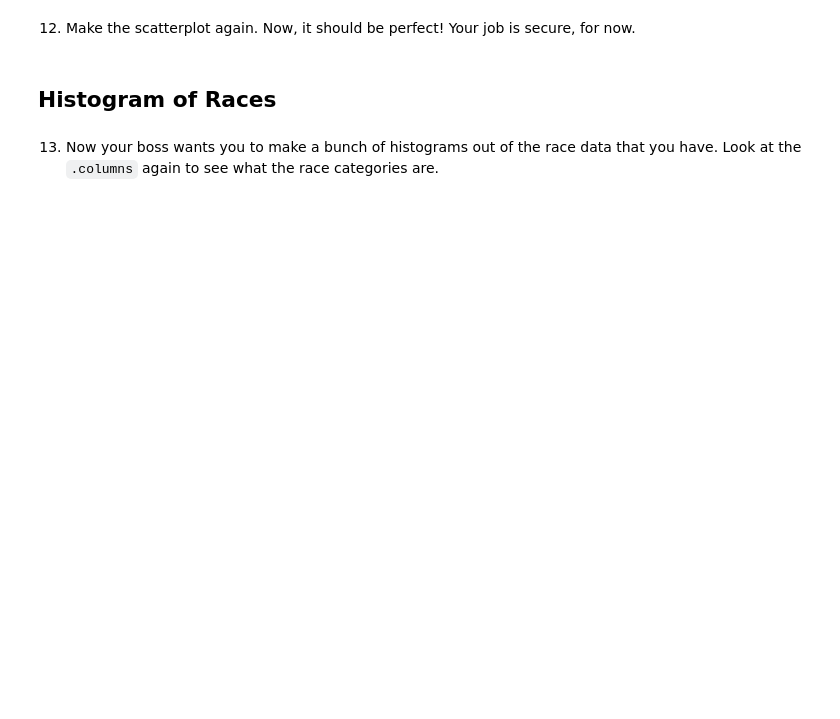
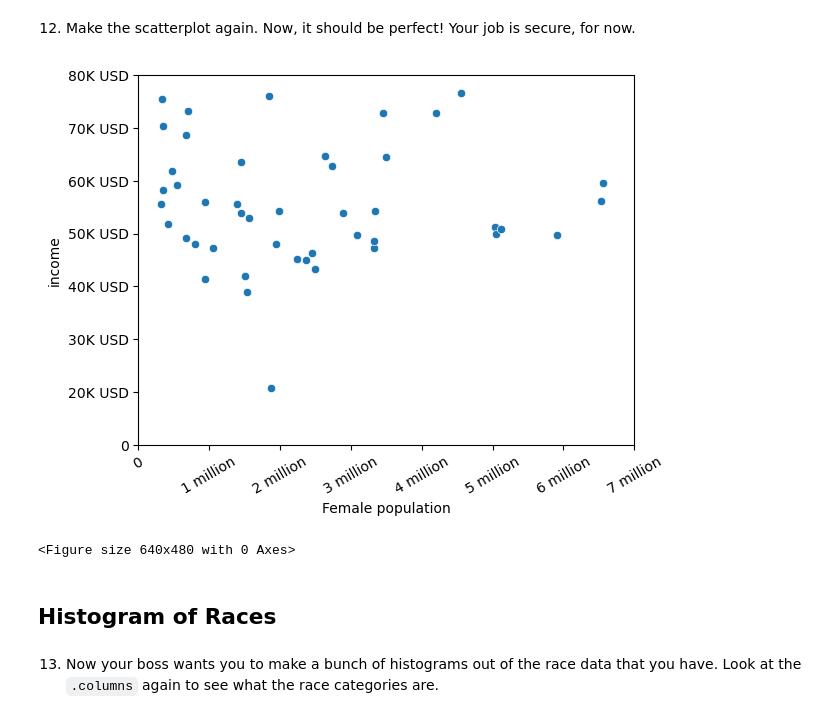
Before and after one commit to Pouria-Zarrin/Cleaning-US-Census-Data, a Jupyter notebook: Cleaning US Census Data.ipynb, the cells around one changed output. Drawn from its saved outputs; the diff is of its cells as text; code cells hidden in the pictures; blank space fills up the shorter version.

```diff
--- a/Cleaning US Census Data.ipynb
+++ b/Cleaning US Census Data.ipynb
@@ -204,3 +206,6 @@ plt.clf()
    You have the `TotalPop` per state, and you have the `Men` per state. As an estimate for the `nan` values in the `Women` column, you could use the `TotalPop` of that state minus the `Men` for that state.
 
    Print out the `Women` column after filling the `nan` values to see if it worked!
+# %%
+df['female_population'] = df['female_population'].fillna(df['TotalPop'] - df['male_population'] )
+print (df.isna().sum())
@@ -209,2 +248,5 @@ plt.clf()
 # %% [markdown]
 11. Drop those duplicates using the `.drop_duplicates()` function.
+# %%
+df = df.drop_duplicates()
+df.duplicated()
@@ -211,5 +271,28 @@ plt.clf()
 # %% [markdown]
 12. Make the scatterplot again. Now, it should be perfect! Your job is secure, for now.
+# %%
+fig ,ax = plt.subplots()
+
+sns.scatterplot(x=female , y='Income' , data=df)
+
+default_xticks = ax.get_xticks()
+ax.set_xticks(default_xticks)
+ax.set_xticklabels(['0', '1 million', '2 million', '3 million', '4 million', '5 million', '6 million' , '7 million'] , rotation=30)
+
+default_yticks = ax.get_yticks()
+ax.set_yticks(default_yticks)
+ax.set_yticklabels(['0', '20K USD', '30K USD', '40K USD', '50K USD', '60K USD', '70K USD' , '80K USD'])
+
+# Set axis labels
+ax.set_xlabel('Female population')
+ax.set_ylabel('income')
+
+
+plt.show()
+plt.clf()
+# %% [output]
+[figure, added]
+<Figure size 640x480 with 0 Axes>
 # %% [markdown]
 ## Histogram of Races
 # %% [markdown]
```
Also changed, not shown: parts of 6 cells of this notebook.
